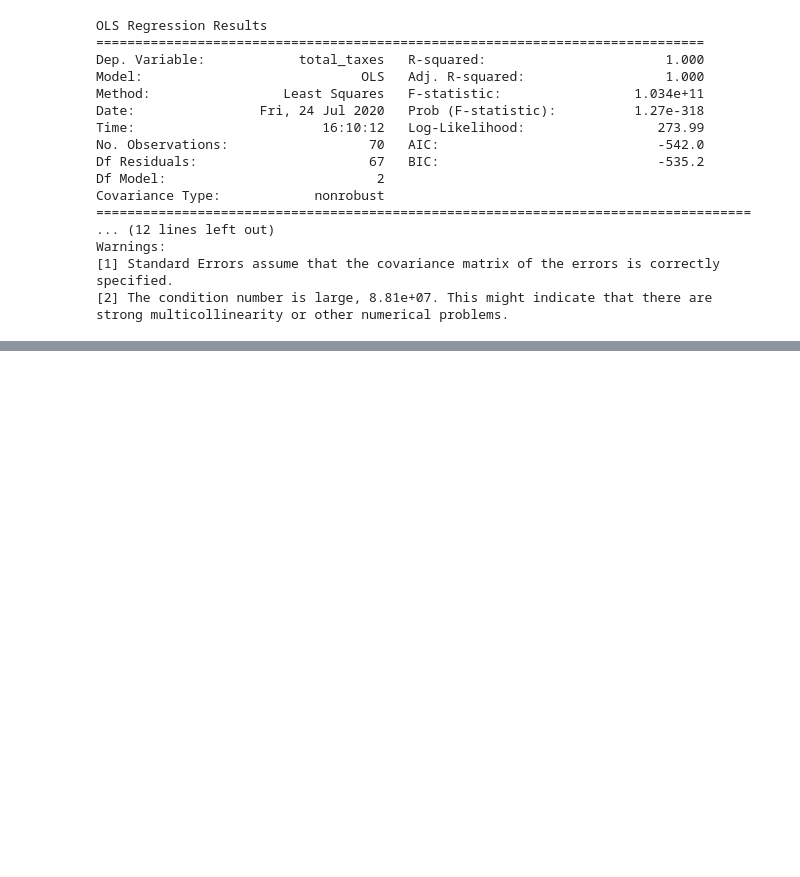
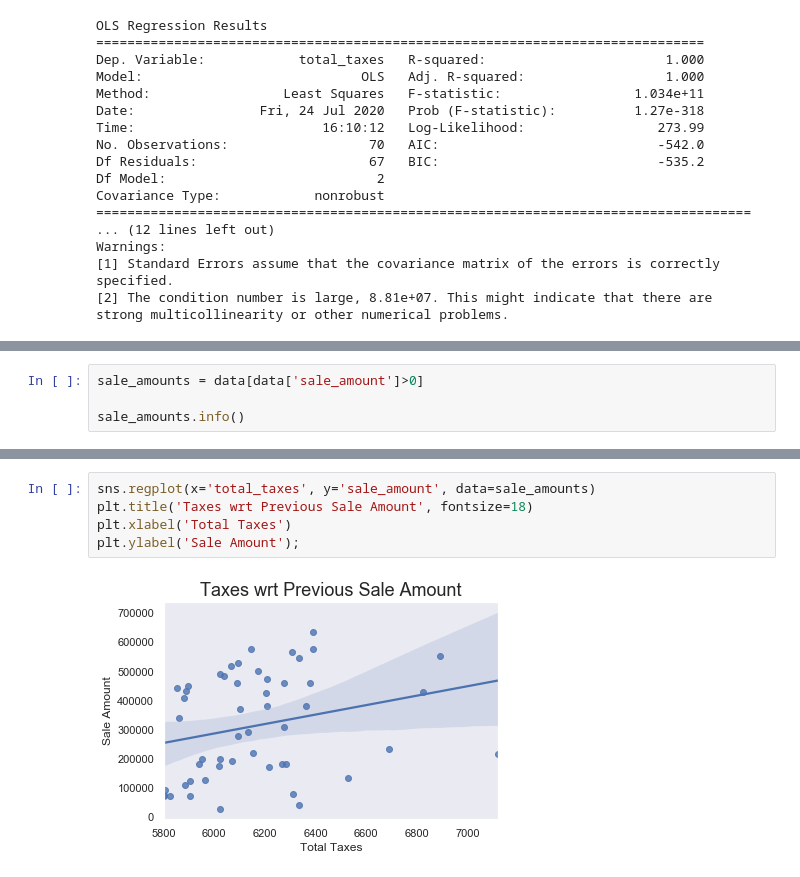
Before and after one commit to dancassin/Fairfax, a Jupyter notebook: fairfax_analysis.ipynb, the cells around one changed output, grey strips where cells are left out. Saved outputs shown, nothing was run; the diff lists cells and outputs as text; blank space fills up the shorter version.

```diff
--- a/fairfax_analysis.ipynb
+++ b/fairfax_analysis.ipynb
@@ -96,0 +105,4 @@ sns.scatterplot(x='total_taxes', y='current_assessment', data=data, estimator='o
+# %%
+sale_amounts = data[data['sale_amount']>0]
+
+sale_amounts.info()
@@ -96,0 +156,7 @@ sns.scatterplot(x='total_taxes', y='current_assessment', data=data, estimator='o
+# %%
+sns.regplot(x='total_taxes', y='sale_amount', data=sale_amounts)
+plt.title('Taxes wrt Previous Sale Amount', fontsize=18)
+plt.xlabel('Total Taxes')
+plt.ylabel('Sale Amount');
+# %% [output]
+[figure, added]
```
Also changed, not shown: parts of 8 cells of this notebook, 1 other file.
